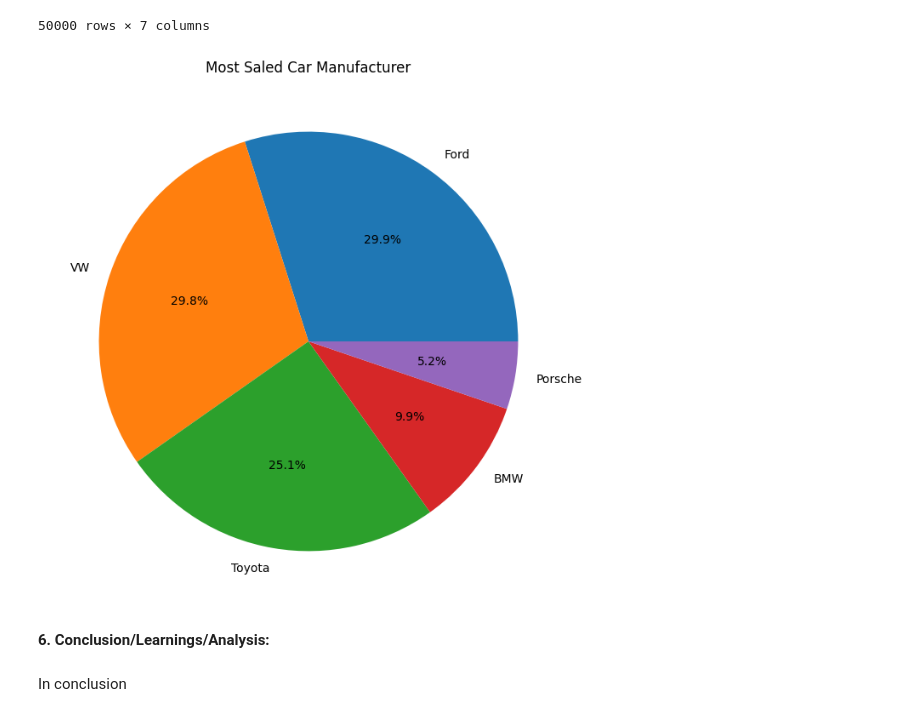
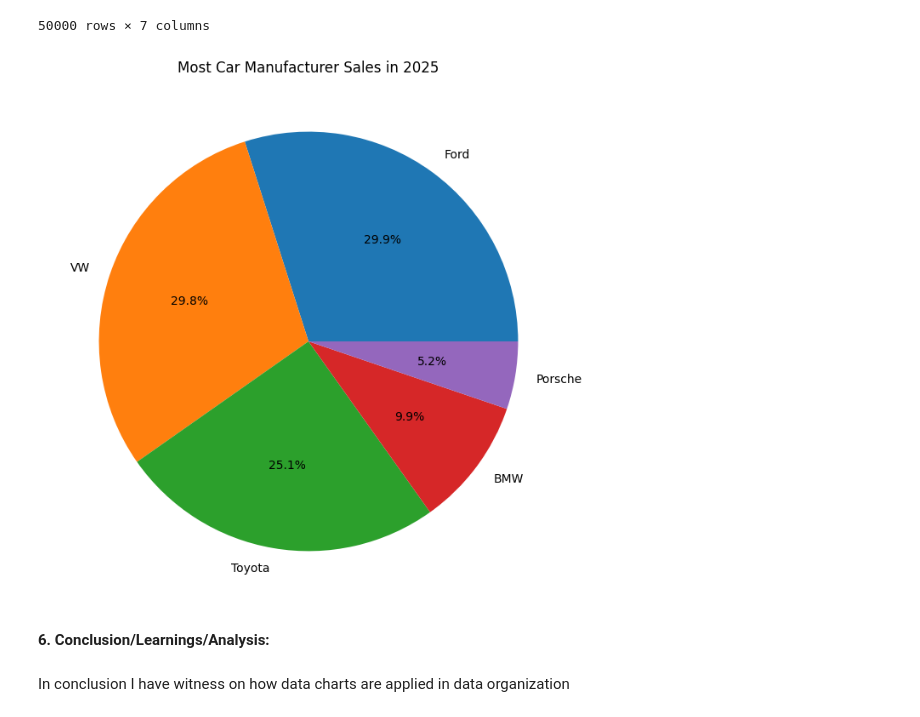
Before and after one commit to JelanAngeloBLoy-a/CPE-031-Visualization-and-Data-Analysis, a Jupyter notebook: Hands_On_Activity_5___Chart_Type.ipynb, the cells around one changed output. Cells and saved outputs as stored; diff of their text form; code cells hidden in the pictures.

```diff
--- a/Hands_On_Activity_5___Chart_Type.ipynb
+++ b/Hands_On_Activity_5___Chart_Type.ipynb
@@ -513,21 +513,21 @@ df
 # %%
 # Count values in 'Cause category'
 cause_counts = df['Manufacturer'].value_counts()
 
 # Create a pie chart
 cause_counts.plot.pie(figsize=(8, 8), autopct='%1.1f%%')
 
 # Add title
-plt.title('Most Saled Car Manufacturer')
+plt.title('Most Car Manufacturer Sales in 2025')
 
 # Remove y-axis label
 plt.ylabel('')
 
 # Show chart
 plt.show()
 # %% [output]
-[figure, old version]
+[figure, new version]
 # %% [markdown]
 **6. Conclusion/Learnings/Analysis:**
-# %% [markdown]
-In conclusion
+# %% [markdown]
+In conclusion I have witness on how data charts are applied in data organization
```
